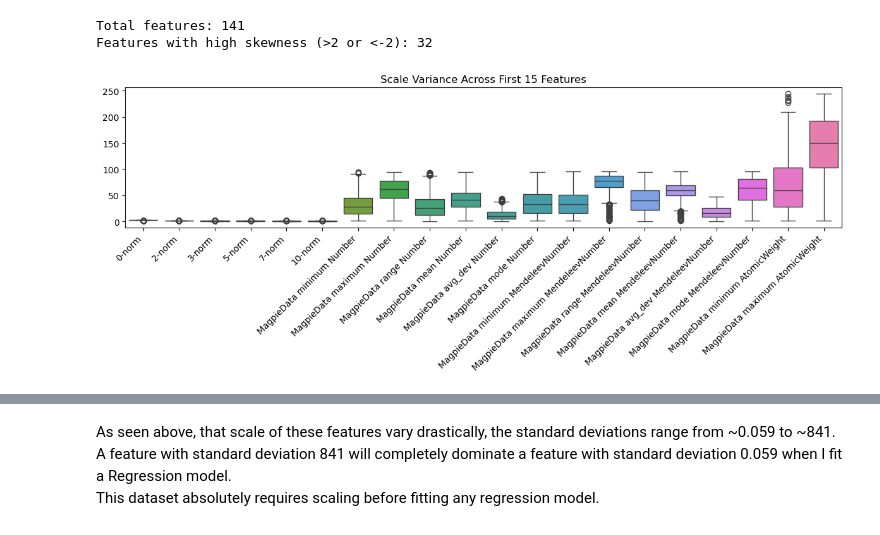
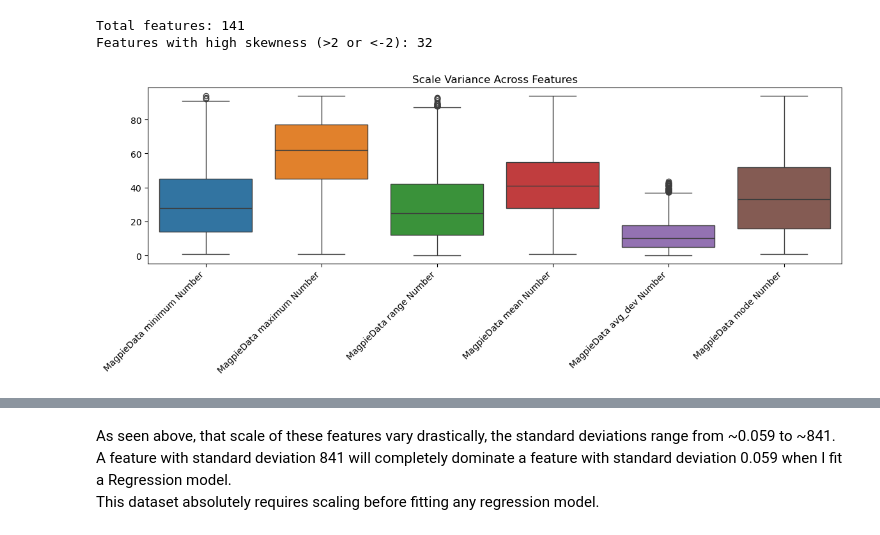
Before and after one commit to mitchell-geringer/Quantum_Materials_Properties, a Jupyter notebook: quantum_material_props.ipynb, the cells around one changed output, grey strips where cells are left out. Saved outputs shown, nothing was run; the diff lists cells and outputs as text; code cells hidden in the pictures.

```diff
--- a/quantum_material_props.ipynb
+++ b/quantum_material_props.ipynb
@@ -254,12 +254,14 @@ Total features: 141
 Features with high skewness (>2 or <-2): 32
 # %%
 #Visualize scale variances of the features
+feature_range_min = 6
+feature_range_max = 12
 plt.figure(figsize=(12, 5))
 # Plotting the first 15 features as a representative sample
-sns.boxplot(data=Xdf_clean.iloc[:, :20])
+sns.boxplot(data=Xdf_clean.iloc[:, feature_range_min:feature_range_max])
 plt.xticks(rotation=45, ha='right')
-plt.title("Scale Variance Across First 15 Features")
+plt.title("Scale Variance Across Features")
 plt.tight_layout()
 plt.show()
 # %% [output]
-[figure, old version]
+[figure, new version]
```
Also changed, not shown: parts of 16 cells of this notebook.
